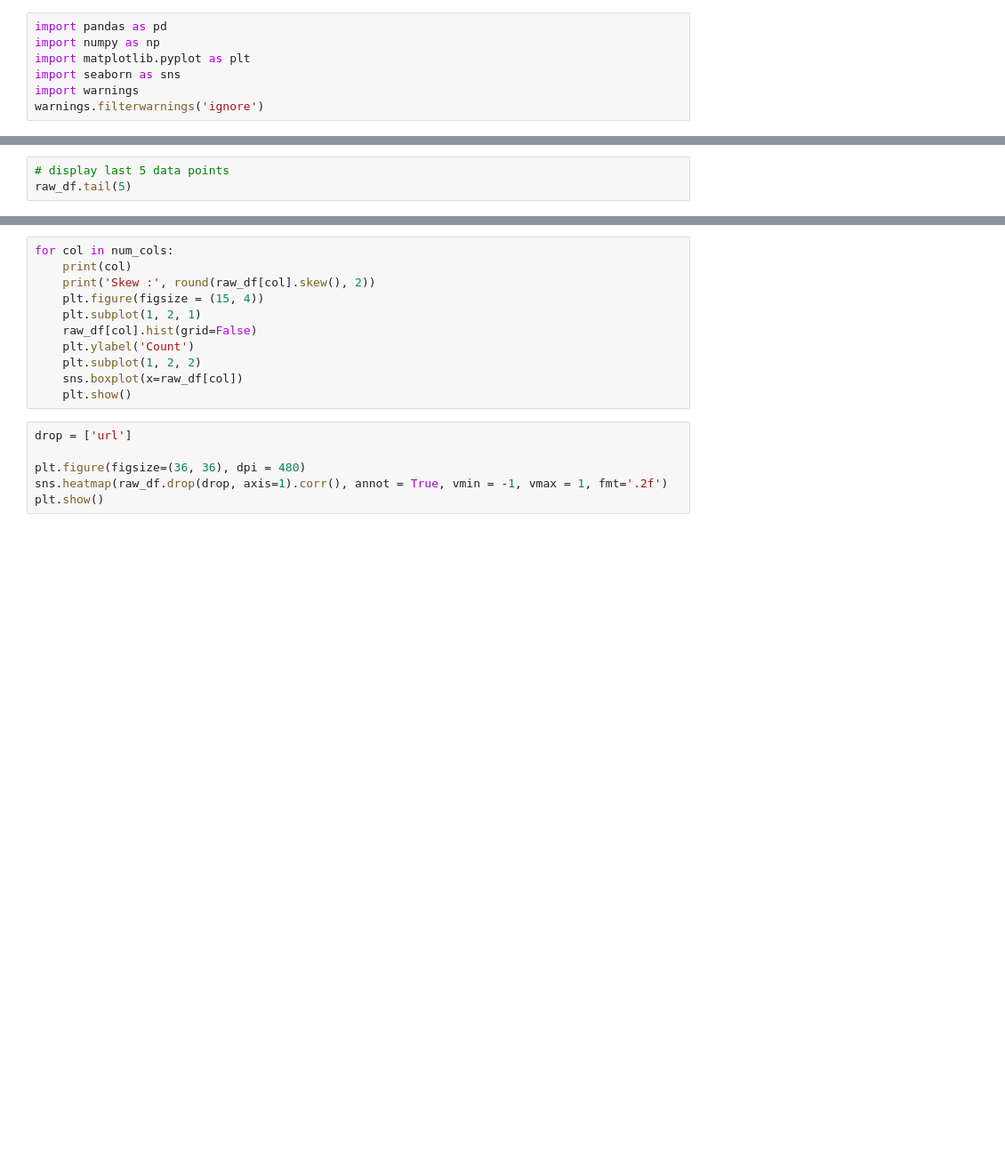
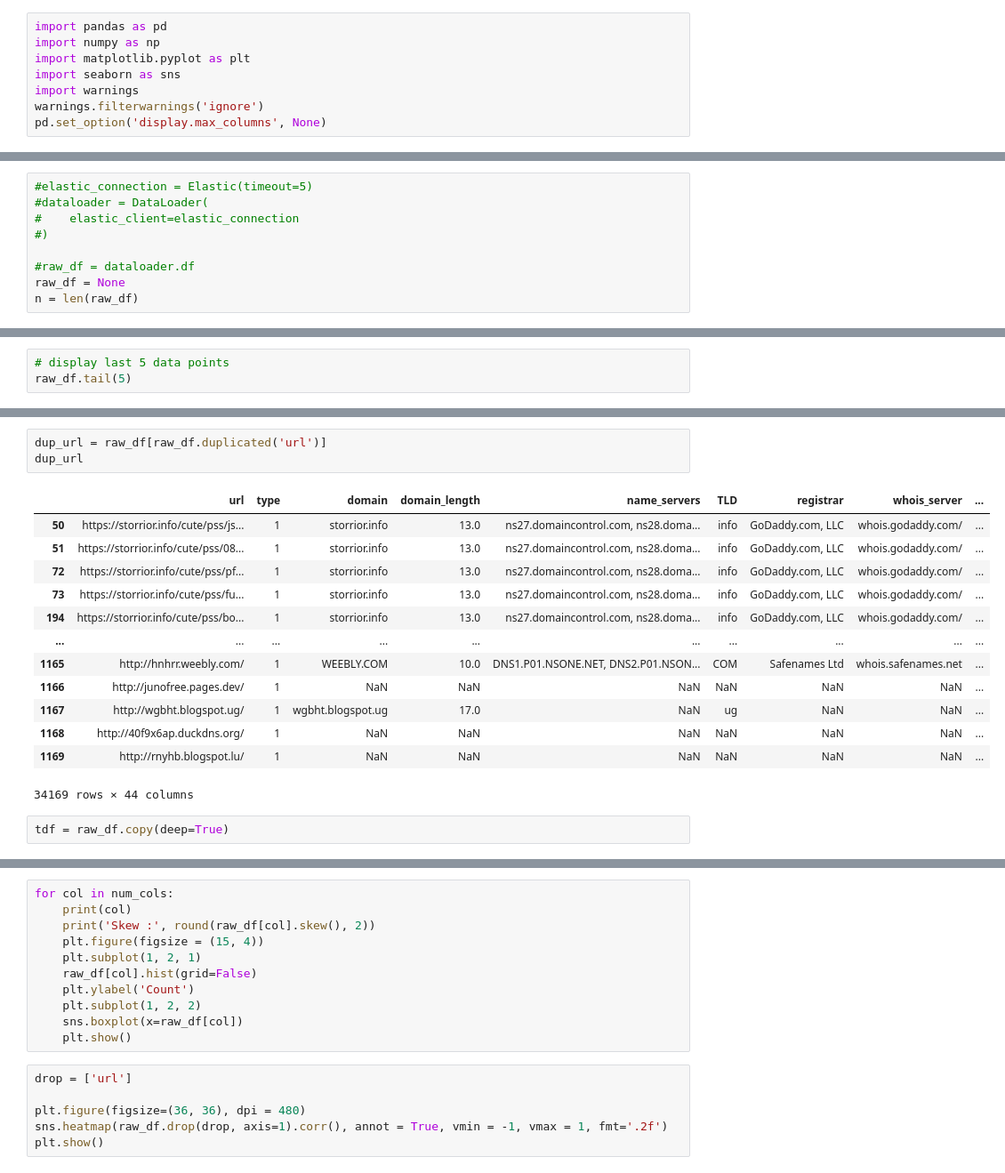
Before and after one commit to JuanPabloSGU/phishnet, a Jupyter notebook: artint/notebooks/exploratory_data_analysis.ipynb, the cells around one changed output, grey strips where cells are left out. Shown at 89% size. Cells and saved outputs as stored; diff of their text form; blank space fills up the shorter version.

```diff
--- a/artint/notebooks/exploratory_data_analysis.ipynb
+++ b/artint/notebooks/exploratory_data_analysis.ipynb
@@ -5,3 +5,4 @@ import matplotlib.pyplot as plt
 import seaborn as sns
 import warnings
 warnings.filterwarnings('ignore')
+pd.set_option('display.max_columns', None)
@@ -12,0 +9,9 @@ n = len(raw_df)
+# %%
+#elastic_connection = Elastic(timeout=5)
+#dataloader = DataLoader(
+#    elastic_client=elastic_connection
+#)
+
+#raw_df = dataloader.df
+raw_df = None
+n = len(raw_df)
@@ -33,0 +135,19 @@ raw_df.describe().T
+# %%
+dup_url = raw_df[raw_df.duplicated('url')]
+dup_url
+# %% [output]
+|  | url | type | domain | domain_length | name_servers | TLD | registrar | whois_server | ... |
+| 50 | https://storrior.info/cute/pss/js... | 1 | storrior.info | 13.0 | ns27.domaincontrol.com, ns28.doma... | info | GoDaddy.com, LLC | whois.godaddy.com/ | ... |
+| 51 | https://storrior.info/cute/pss/08... | 1 | storrior.info | 13.0 | ns27.domaincontrol.com, ns28.doma... | info | GoDaddy.com, LLC | whois.godaddy.com/ | ... |
+| 72 | https://storrior.info/cute/pss/pf... | 1 | storrior.info | 13.0 | ns27.domaincontrol.com, ns28.doma... | info | GoDaddy.com, LLC | whois.godaddy.com/ | ... |
+| 73 | https://storrior.info/cute/pss/fu... | 1 | storrior.info | 13.0 | ns27.domaincontrol.com, ns28.doma... | info | GoDaddy.com, LLC | whois.godaddy.com/ | ... |
+| 194 | https://storrior.info/cute/pss/bo... | 1 | storrior.info | 13.0 | ns27.domaincontrol.com, ns28.doma... | info | GoDaddy.com, LLC | whois.godaddy.com/ | ... |
+| ... | ... | ... | ... | ... | ... | ... | ... | ... | ... |
+| 1165 | http://hnhrr.weebly.com/ | 1 | WEEBLY.COM | 10.0 | DNS1.P01.NSONE.NET, DNS2.P01.NSON... | COM | Safenames Ltd | whois.safenames.net | ... |
+| 1166 | http://junofree.pages.dev/ | 1 | NaN | NaN | NaN | NaN | NaN | NaN | ... |
+| 1167 | http://wgbht.blogspot.ug/ | 1 | wgbht.blogspot.ug | 17.0 | NaN | ug | NaN | NaN | ... |
+| 1168 | http://40f9x6ap.duckdns.org/ | 1 | NaN | NaN | NaN | NaN | NaN | NaN | ... |
+| 1169 | http://rnyhb.blogspot.lu/ | 1 | NaN | NaN | NaN | NaN | NaN | NaN | ... |
+34169 rows × 44 columns
+# %%
+tdf = raw_df.copy(deep=True)
```
Also changed, not shown: parts of 12 cells of this notebook, 1 other file.
